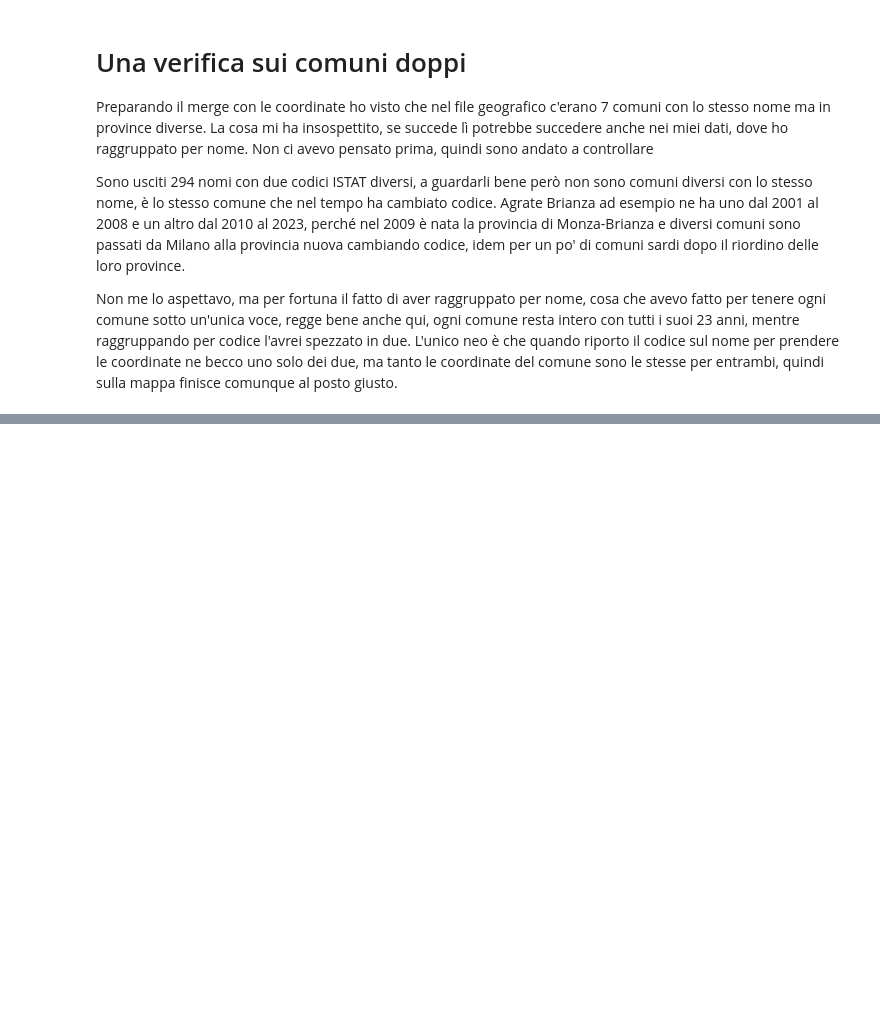
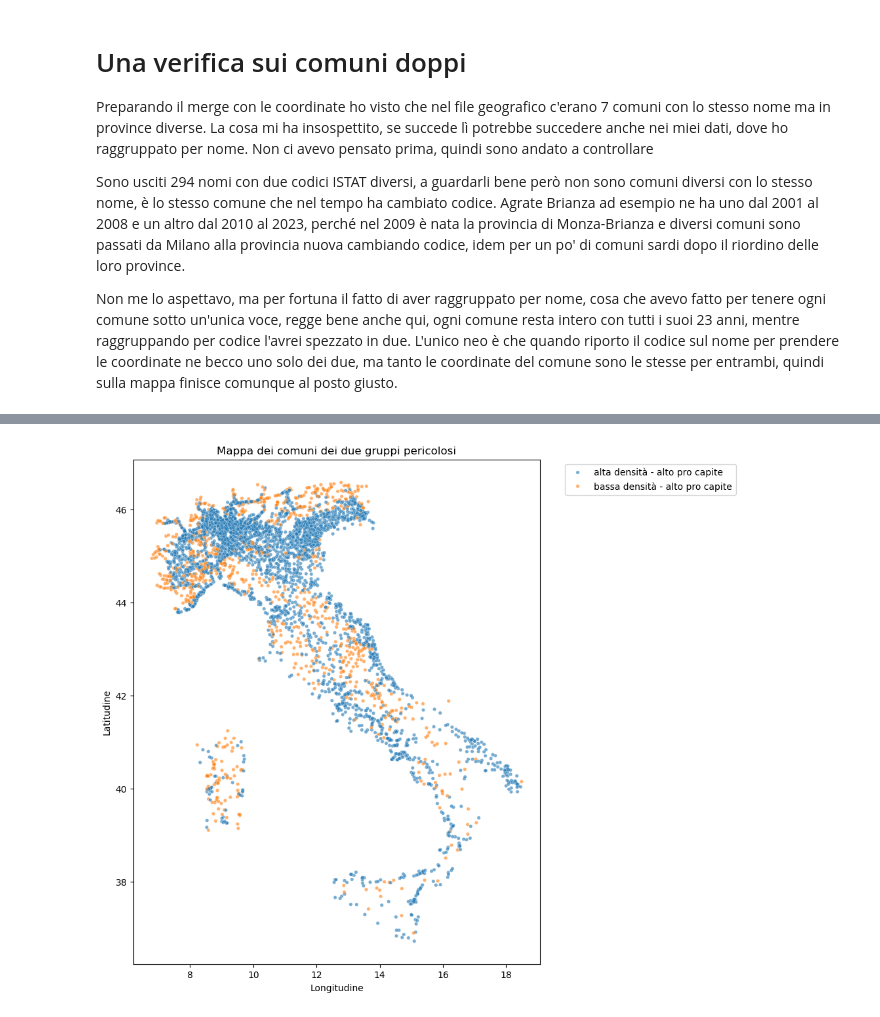
Before and after one commit to LordVessio/boolean-istat-traffic-analysis, a Jupyter notebook: Final Project Nicola Vessio pt 2.ipynb, the cells around one changed output, grey strips where cells are left out. Saved outputs shown, nothing was run; the diff lists cells and outputs as text; code cells hidden in the pictures; blank space fills up the shorter version.

```diff
--- a/Final Project Nicola Vessio pt 2.ipynb
+++ b/Final Project Nicola Vessio pt 2.ipynb
@@ -799,0 +913,27 @@ Non me lo aspettavo, ma per fortuna il fatto di aver raggruppato per nome, cosa
+# %%
+due_gruppi = metriche_geo[
+    (metriche_geo['gruppo'] == 'alta densità - alto pro capite') |
+    (metriche_geo['gruppo'] == 'bassa densità - alto pro capite')
+]
+
+plt.figure(figsize=(8, 10))
+sns.scatterplot(
+    data=due_gruppi,
+    x='longitudine',
+    y='latitudine',
+    hue='gruppo',
+    s=15,
+    alpha=0.6
+)
+plt.title('Mappa dei comuni dei due gruppi pericolosi')
+plt.xlabel('Longitudine')
+plt.ylabel('Latitudine')
+plt.legend(bbox_to_anchor=(1.05, 1), loc='upper left')
+plt.show()
+
+# ora che la mappa funziona, tengo solo i due gruppi su cui voglio lavorare,
+# blu (alta densità e alto pro capite) e verde (bassa densità ma alto pro capite),
+# e li metto sulla mappa come prima. così vedo dove si concentrano
+# senza avere sulla cartina gli altri due gruppi
+# %% [output]
+[figure, added]
```
Also changed, not shown: parts of 16 cells of this notebook.
